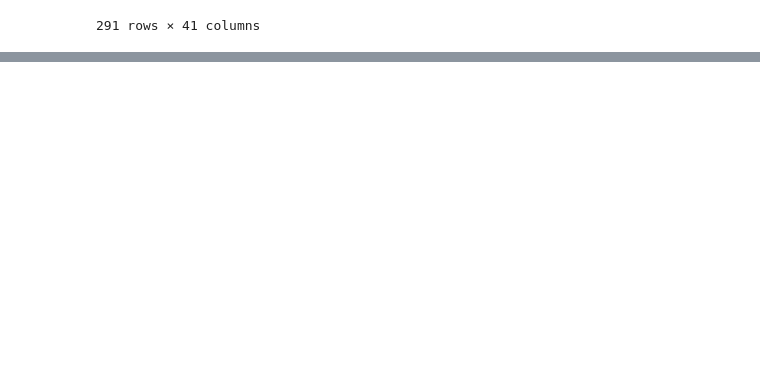
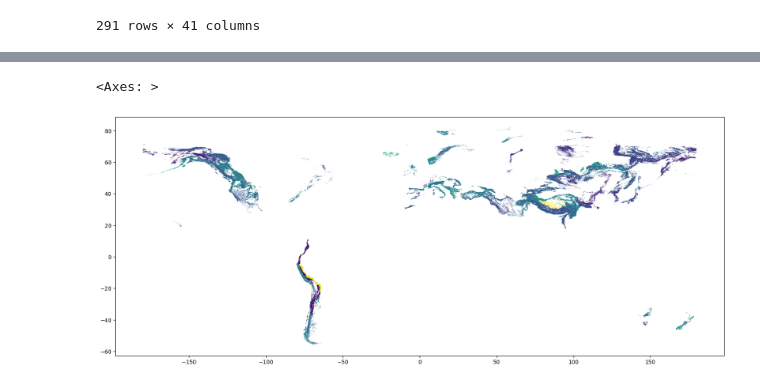
Before and after one commit to egagli/global_snowmelt_runoff_onset, a Jupyter notebook: analysis/mountain_range_analysis.ipynb, the cells around one changed output, grey strips where cells are left out. Cells and saved outputs as stored; diff of their text form; code cells hidden in the pictures; blank space fills up the shorter version.

```diff
--- a/analysis/mountain_range_analysis.ipynb
+++ b/analysis/mountain_range_analysis.ipynb
@@ -106,0 +501,2 @@ MemoryError: Unable to allocate 730. GiB for an array with shape (499998, 195970
+# %%
+range_metadata = range_metadata[range_metadata['name'].isin(binned_ds['mountain_range'].values)]
@@ -106,0 +1163,29 @@ MemoryError: Unable to allocate 730. GiB for an array with shape (499998, 195970
+# %%
+# Create dictionary mapping from names to GMBA_V2_ID
+name_to_id = {}
+for idx, row in gmba_gdf.iterrows():
+    if row['MapName'] in lapse_rates_df['name'].values:
+        name_to_id[row['MapName']] = row['GMBA_V2_ID']
+    elif row['Level_04'] in lapse_rates_df['name'].values:
+        name_to_id[row['Level_04']] = row['GMBA_V2_ID']
+
+# Add GMBA_V2_ID to lapse_rates_df
+lapse_rates_df['GMBA_V2_ID'] = lapse_rates_df['name'].map(name_to_id)
+
+# Merge with GMBA geometries
+lapse_rates_gdf = lapse_rates_df.merge(
+    gmba_gdf[['GMBA_V2_ID', 'geometry']],
+    on='GMBA_V2_ID',
+    how='left'
+)
+
+# Convert to GeoDataFrame
+lapse_rates_gdf = gpd.GeoDataFrame(
+    lapse_rates_gdf,
+    geometry='geometry',
+    crs=gmba_gdf.crs
+)
+
+# Sort by continent and latitude
+lapse_rates_gdf = lapse_rates_gdf.sort_values(['CONTINENT', 'latitude'], ascending=[True, False])
+lapse_rates_gdf
@@ -106,0 +1206,6 @@ MemoryError: Unable to allocate 730. GiB for an array with shape (499998, 195970
+# %%
+f,ax=plt.subplots(figsize=(20,20))
+lapse_rates_gdf.plot(ax=ax,column='lapse_rate')
+# %% [output]
+<Axes: >
+[figure, added]
```
Also changed, not shown: parts of 55 cells of this notebook.
